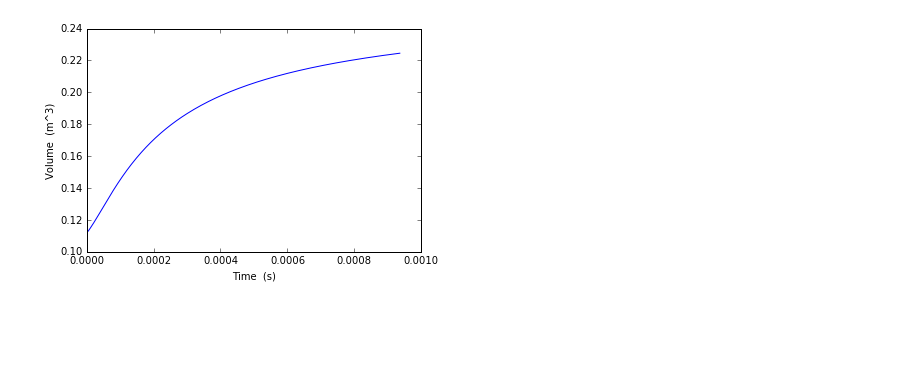
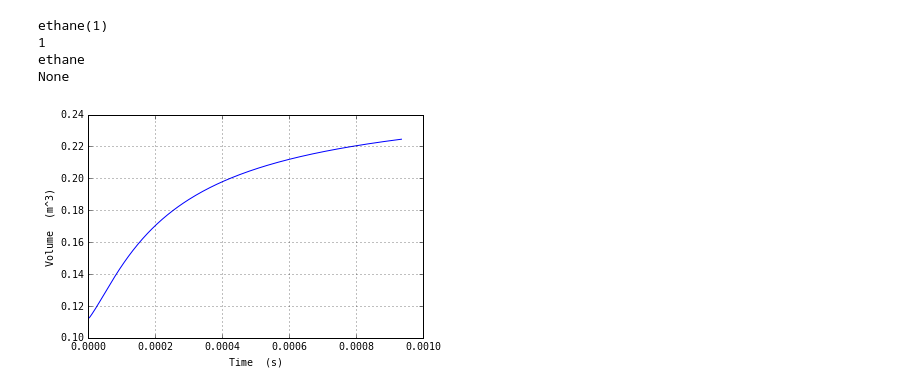
Before and after one commit to KEHANG/rmg_wiki, a Jupyter notebook: tools/plotSimulation/plotSimulation.ipynb, the cells around one changed output. Cells and saved outputs as stored; diff of their text form; code cells hidden in the pictures; blank space fills up the shorter version.

```diff
--- a/tools/plotSimulation/plotSimulation.ipynb
+++ b/tools/plotSimulation/plotSimulation.ipynb
@@ -7,8 +7,16 @@ speciesList, reactionList = loadChemkinFile('files/chem_annotated.inp','files/sp
 time, data = parseCSVData('files/simulation_1_19.csv')
 # %%
 % matplotlib inline
-# %%
-plotGenericData('plot.png',xVar=time,yVar=[data[0]])
-# %% [output]
-[figure, removed]
+# %%
+GenericPlot(xVar=time,yVar=[data[0]]).plot('plot.png')
+print data[5].label
+print data[5].index
+print data[5].species
+print data[1].species
+# %% [output]
+ethane(1)
+1
+ethane
+None
+[figure, added]
 # %%
```
Also changed, not shown: parts of 4 cells of this notebook.
